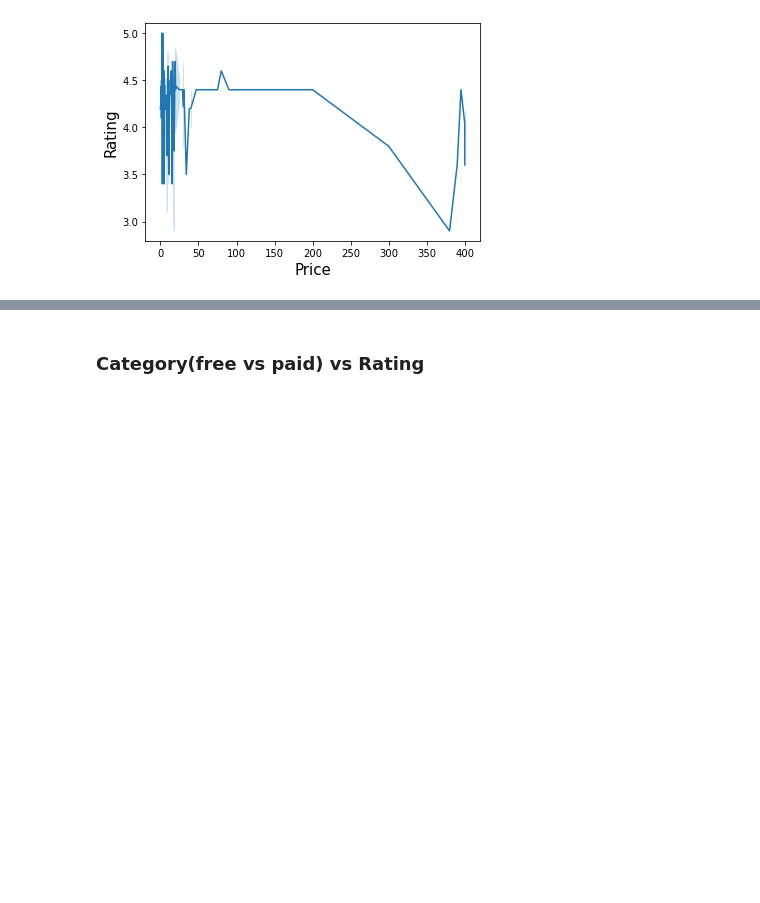
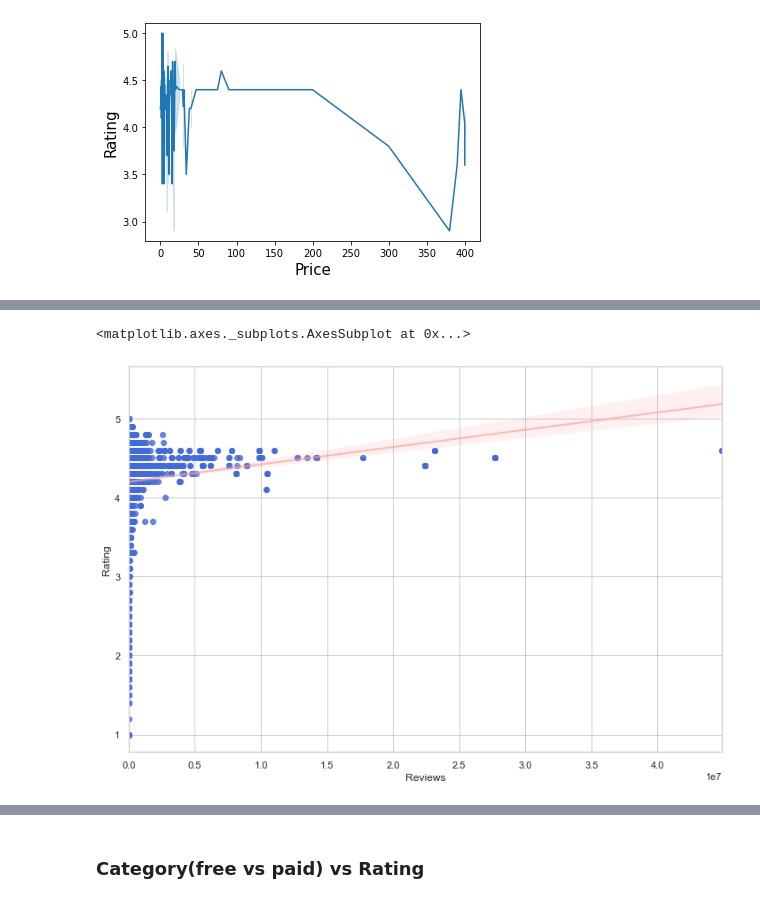
Before and after one commit to jiawei-li89/Project, a Jupyter notebook: Week5-6_Google_Player_Store.ipynb, the cells around one changed output, grey strips where cells are left out. Drawn from its saved outputs; the diff is of its cells as text; code cells hidden in the pictures; blank space fills up the shorter version.

```diff
--- a/Week5-6_Google_Player_Store.ipynb
+++ b/Week5-6_Google_Player_Store.ipynb
@@ -541,0 +559,6 @@ sns.lineplot(x= playstore.Price , y= playstore.Rating )
+# %%
+plt.figure(figsize=(12,8))
+sns.regplot(x='Reviews', y='Rating',data=playstore,color=my_colors[0], line_kws={"color":"r","alpha":0.7,"lw":2})
+# %% [output]
+<matplotlib.axes._subplots.AxesSubplot at 0x...>
+[figure, added]
```
Also changed, not shown: parts of 9 cells of this notebook.
